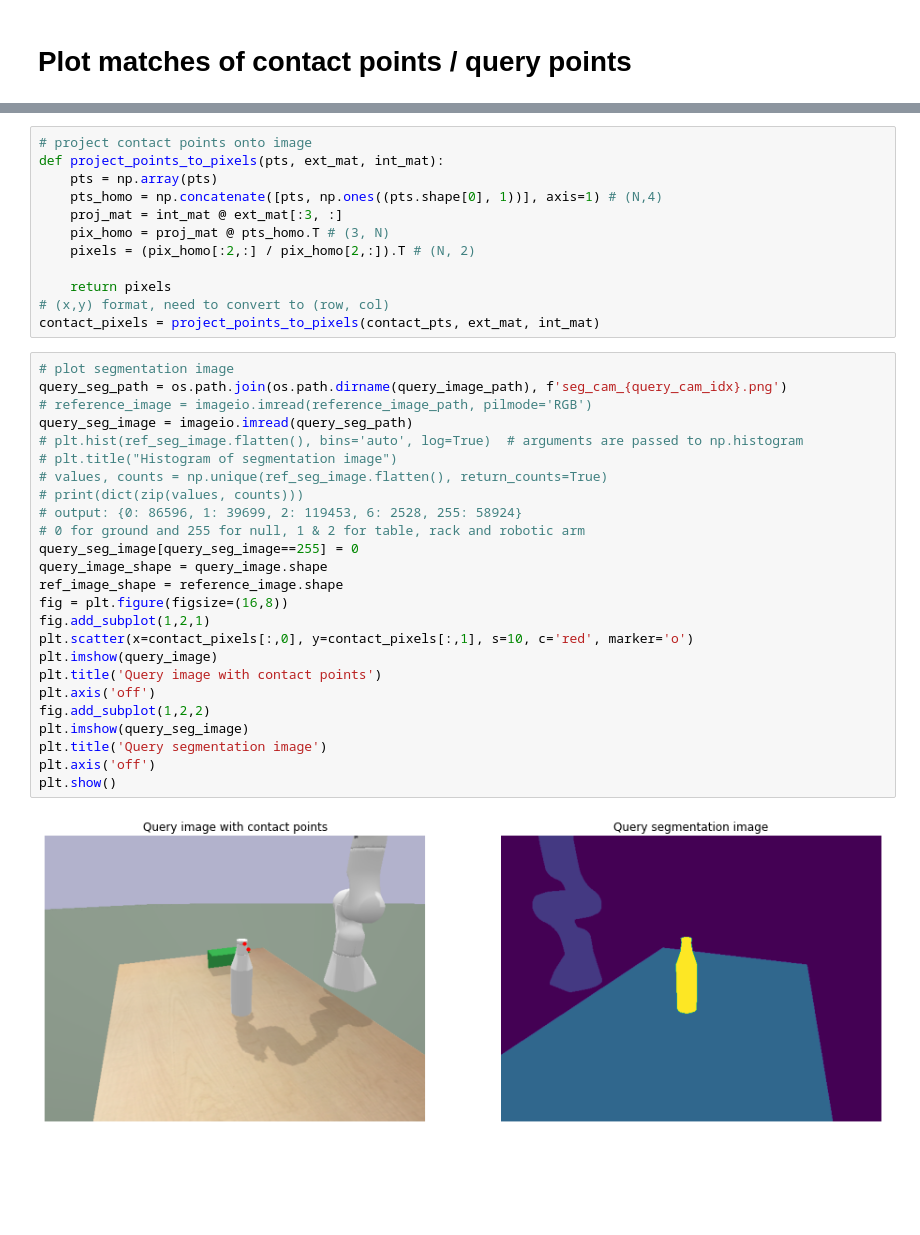
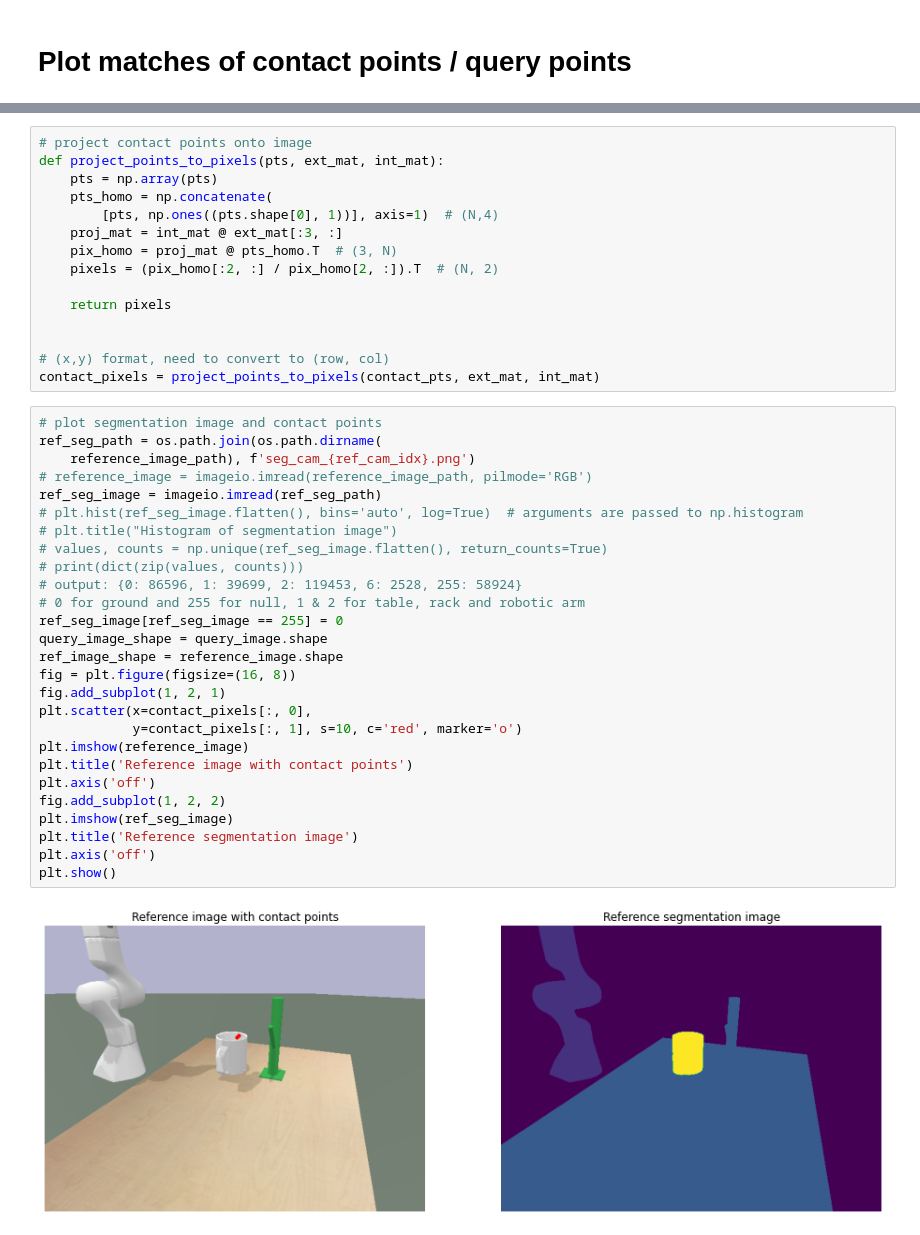
Before and after one commit to SgtVincent/DenseMatching, a Jupyter notebook: demos/demo_grasping_point_match.ipynb, the cells around one changed output, grey strips where cells are left out. Drawn from its saved outputs; the diff is of its cells as text; blank space fills up the shorter version.

Commit message:
fix demo notebook for grasping points matching

```diff
--- a/demos/demo_grasping_point_match.ipynb
+++ b/demos/demo_grasping_point_match.ipynb
@@ -207,40 +228,45 @@ contact points: [(0.46693939719317723, -0.0016205928137917186, 1.230411356867742
 # project contact points onto image
 def project_points_to_pixels(pts, ext_mat, int_mat):
     pts = np.array(pts)
-    pts_homo = np.concatenate([pts, np.ones((pts.shape[0], 1))], axis=1) # (N,4)
+    pts_homo = np.concatenate(
+        [pts, np.ones((pts.shape[0], 1))], axis=1)  # (N,4)
     proj_mat = int_mat @ ext_mat[:3, :]
-    pix_homo = proj_mat @ pts_homo.T # (3, N)
-    pixels = (pix_homo[:2,:] / pix_homo[2,:]).T # (N, 2)
+    pix_homo = proj_mat @ pts_homo.T  # (3, N)
+    pixels = (pix_homo[:2, :] / pix_homo[2, :]).T  # (N, 2)
 
     return pixels
+
+
 # (x,y) format, need to convert to (row, col)
 contact_pixels = project_points_to_pixels(contact_pts, ext_mat, int_mat)
 # %%
-# plot segmentation image
-query_seg_path = os.path.join(os.path.dirname(query_image_path), f'seg_cam_{query_cam_idx}.png')
+# plot segmentation image and contact points
+ref_seg_path = os.path.join(os.path.dirname(
+    reference_image_path), f'seg_cam_{ref_cam_idx}.png')
 # reference_image = imageio.imread(reference_image_path, pilmode='RGB')
-query_seg_image = imageio.imread(query_seg_path)
+ref_seg_image = imageio.imread(ref_seg_path)
 # plt.hist(ref_seg_image.flatten(), bins='auto', log=True)  # arguments are passed to np.histogram
 # plt.title("Histogram of segmentation image")
 # values, counts = np.unique(ref_seg_image.flatten(), return_counts=True)
 # print(dict(zip(values, counts)))
 # output: {0: 86596, 1: 39699, 2: 119453, 6: 2528, 255: 58924}
 # 0 for ground and 255 for null, 1 & 2 for table, rack and robotic arm
-query_seg_image[query_seg_image==255] = 0
+ref_seg_image[ref_seg_image == 255] = 0
 query_image_shape = query_image.shape
 ref_image_shape = reference_image.shape
-fig = plt.figure(figsize=(16,8))
-fig.add_subplot(1,2,1)
-plt.scatter(x=contact_pixels[:,0], y=contact_pixels[:,1], s=10, c='red', marker='o')
-plt.imshow(query_image)
-plt.title('Query image with contact points')
+fig = plt.figure(figsize=(16, 8))
+fig.add_subplot(1, 2, 1)
+plt.scatter(x=contact_pixels[:, 0],
+            y=contact_pixels[:, 1], s=10, c='red', marker='o')
+plt.imshow(reference_image)
+plt.title('Reference image with contact points')
 plt.axis('off')
-fig.add_subplot(1,2,2)
-plt.imshow(query_seg_image)
-plt.title('Query segmentation image')
+fig.add_subplot(1, 2, 2)
+plt.imshow(ref_seg_image)
+plt.title('Reference segmentation image')
 plt.axis('off')
 plt.show()
 # %% [output]
-[figure, old version]
+[figure, new version]
 # %%
 # plot the confident matches, here at original resolution, could have computed at 1/4th resolution
```
Also changed, not shown: parts of 12 cells of this notebook, 1 other file.
